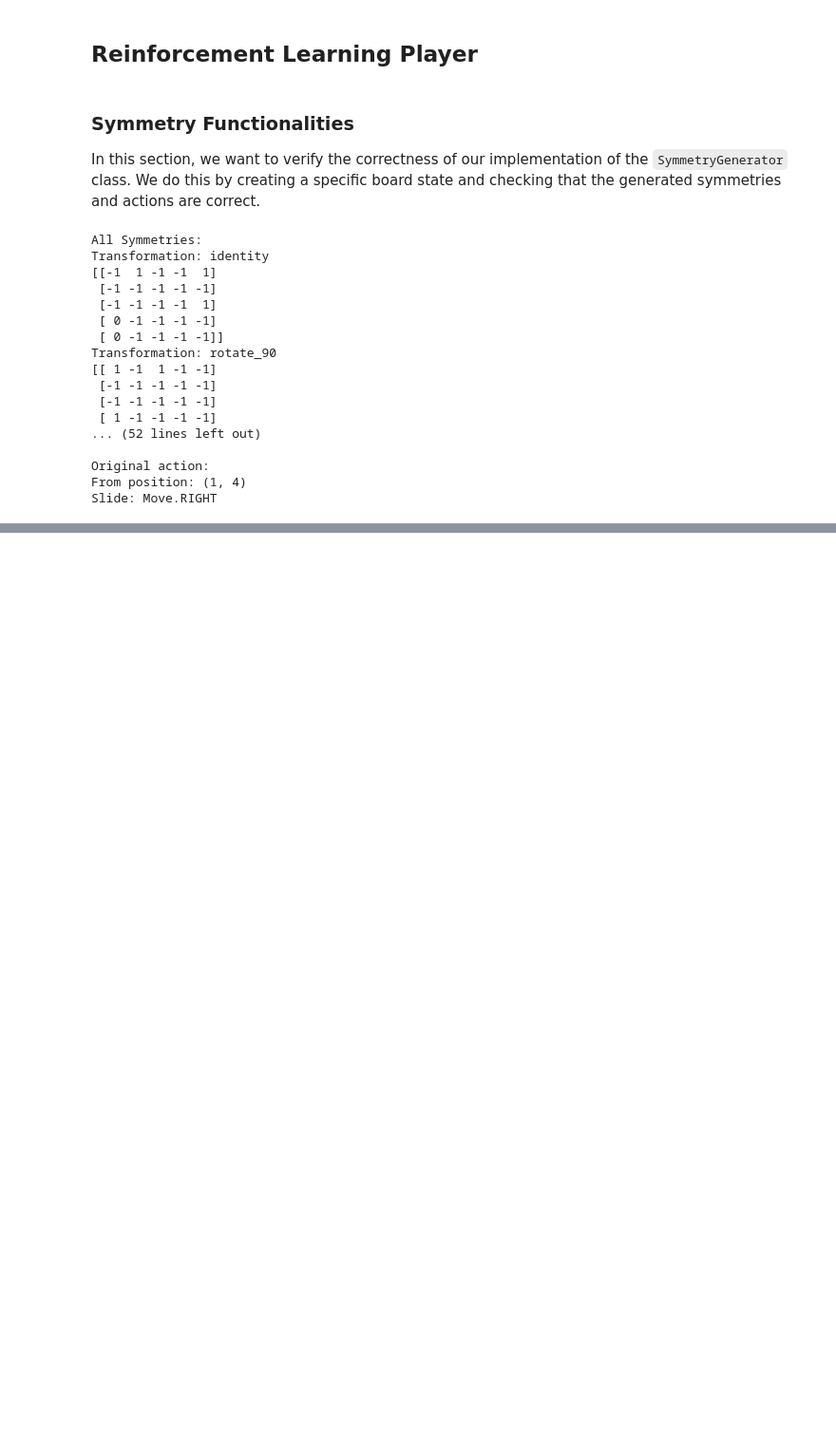
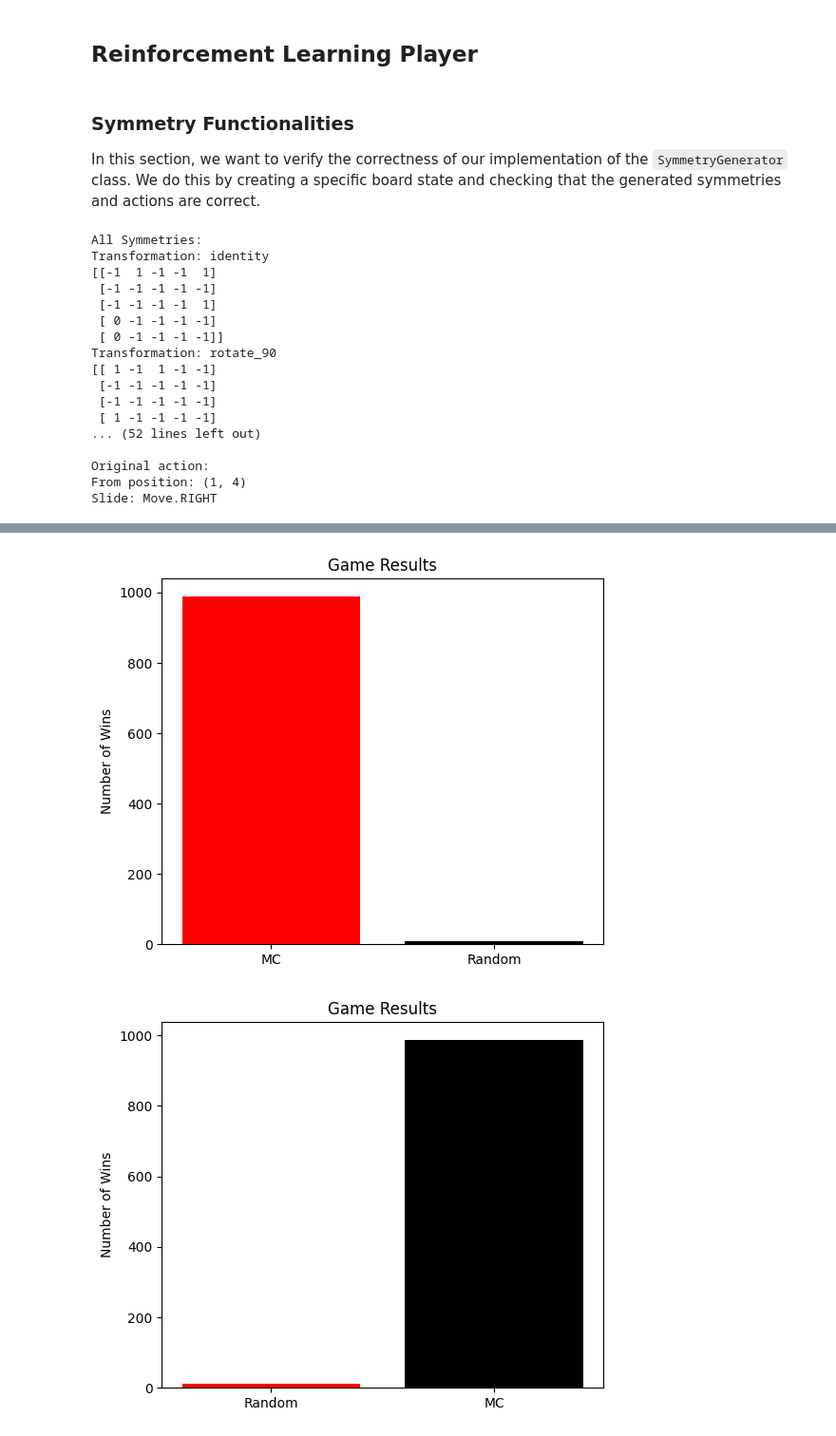
Before and after one commit to beatrice-occhiena/Computational_intelligence, a Jupyter notebook: FinalProject/quixo.ipynb, the cells around one changed output, grey strips where cells are left out. Shown at 95% size. Saved outputs shown, nothing was run; the diff lists cells and outputs as text; code cells hidden in the pictures; blank space fills up the shorter version.

```diff
--- a/FinalProject/quixo.ipynb
+++ b/FinalProject/quixo.ipynb
@@ -331,0 +297,11 @@ for i in range(len(sorted_q_table)):
+# %%
+mc_player.guided_extension = True
+mc_player.opening_moves = 10
+
+results1 = collect_results(mc_player, opponent, n_games=1000)
+results2 = collect_results(opponent, mc_player, n_games=1000)
+plot_results(results1, 'MC', 'Random')
+plot_results(results2, 'Random', 'MC')
+# %% [output]
+[figure, added]
+[figure, added]
```
Also changed, not shown: parts of 15 cells of this notebook.
